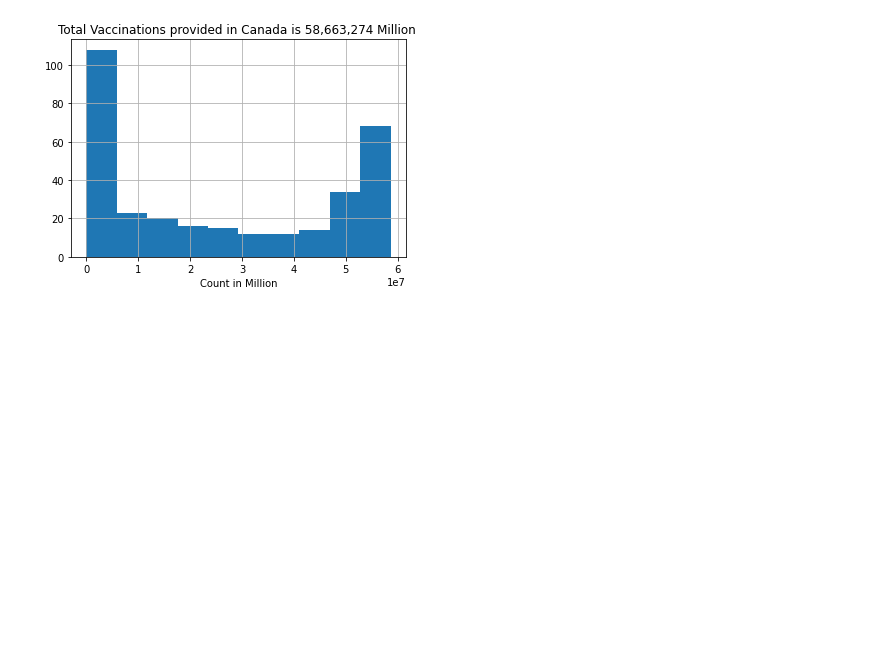
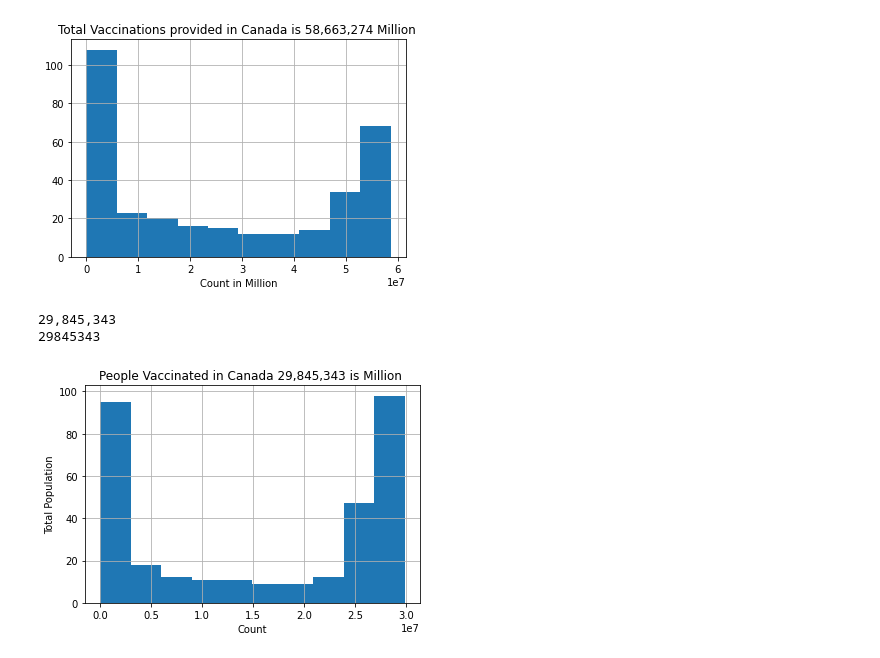
Before and after one commit to nitin578/103_Country_Covid19_Vaccinations, a Jupyter notebook: Test.ipynb, the cells around one changed output. Saved outputs shown, nothing was run; the diff lists cells and outputs as text; code cells hidden in the pictures; blank space fills up the shorter version.

```diff
--- a/Test.ipynb
+++ b/Test.ipynb
@@ -94,3 +102,17 @@ print(max_value)
 58,663,274
 58663274
 [figure]
+# %%
+Canada_df[numerical_features].hist(column = 'people_vaccinated')
+plt.xlabel("Count")
+plt.ylabel("Total Population")
+plt.title("People Vaccinated in Canada 29,845,343 is Million ")
+column = Canada_df["people_vaccinated"]
+max_value = column.max()
+number_with_commas = "{:,}".format(29845343)
+print(number_with_commas)
+print(max_value)
+# %% [output]
+29,845,343
+29845343
+[figure, added]
```
Also changed, not shown: parts of 4 cells of this notebook.
